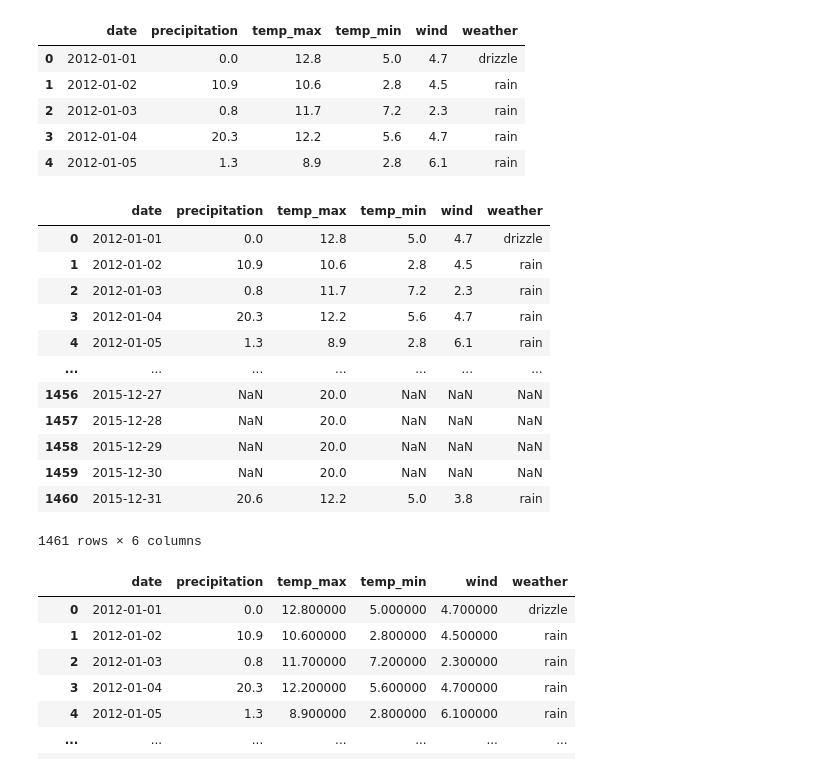
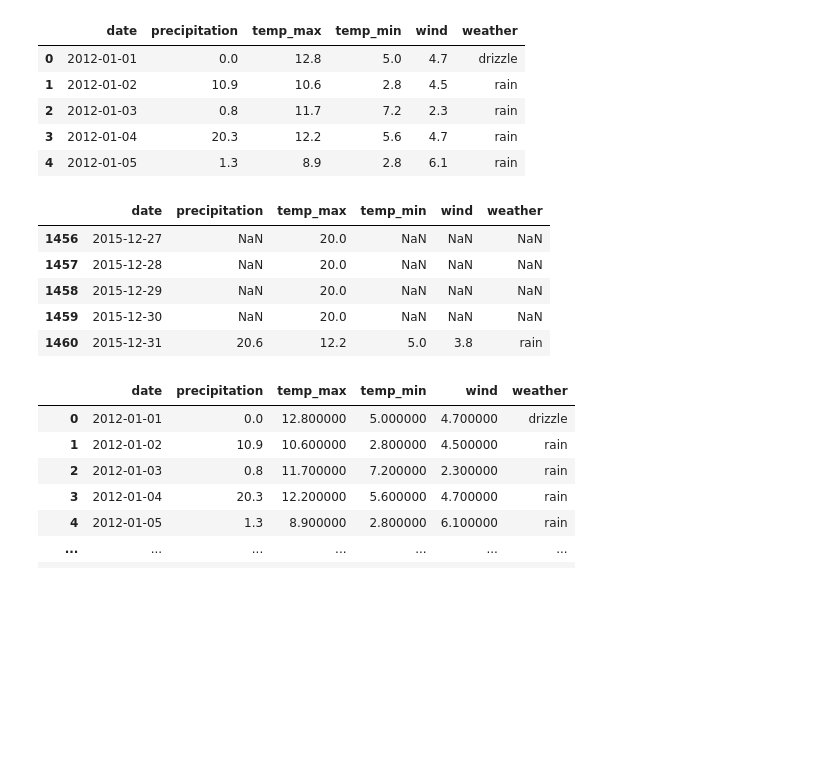
Before and after one commit to zimiao-dev/Python-Data-Analysis-Learning, a Jupyter notebook: 03_data_analysis/data_analysis.ipynb, the cells around one changed output. Cells and saved outputs as stored; diff of their text form; code cells hidden in the pictures; blank space fills up the shorter version.

```diff
--- a/03_data_analysis/data_analysis.ipynb
+++ b/03_data_analysis/data_analysis.ipynb
@@ -191,21 +191,14 @@ df.head()
 | 4 | 2012-01-05 | 1.3 | 8.9 | 2.8 | 6.1 | rain |
 # %%
 # 填充缺失值
-df.fillna({'temp_max': 20}) # 使用字典填充
+df.fillna({'temp_max': 20}).tail() # 使用字典填充
 # %% [output]
 |  | date | precipitation | temp_max | temp_min | wind | weather |
-| 0 | 2012-01-01 | 0.0 | 12.8 | 5.0 | 4.7 | drizzle |
-| 1 | 2012-01-02 | 10.9 | 10.6 | 2.8 | 4.5 | rain |
-| 2 | 2012-01-03 | 0.8 | 11.7 | 7.2 | 2.3 | rain |
-| 3 | 2012-01-04 | 20.3 | 12.2 | 5.6 | 4.7 | rain |
-| 4 | 2012-01-05 | 1.3 | 8.9 | 2.8 | 6.1 | rain |
-| ... | ... | ... | ... | ... | ... | ... |
 | 1456 | 2015-12-27 | NaN | 20.0 | NaN | NaN | NaN |
 | 1457 | 2015-12-28 | NaN | 20.0 | NaN | NaN | NaN |
 | 1458 | 2015-12-29 | NaN | 20.0 | NaN | NaN | NaN |
 | 1459 | 2015-12-30 | NaN | 20.0 | NaN | NaN | NaN |
 | 1460 | 2015-12-31 | 20.6 | 12.2 | 5.0 | 3.8 | rain |
-1461 rows × 6 columns
 # %%
 df.fillna(df[['temp_max', 'temp_min', 'wind']].mean()) # 使用统计值填充
 # %% [output]
```
Also changed, not shown: parts of 3 cells of this notebook.
